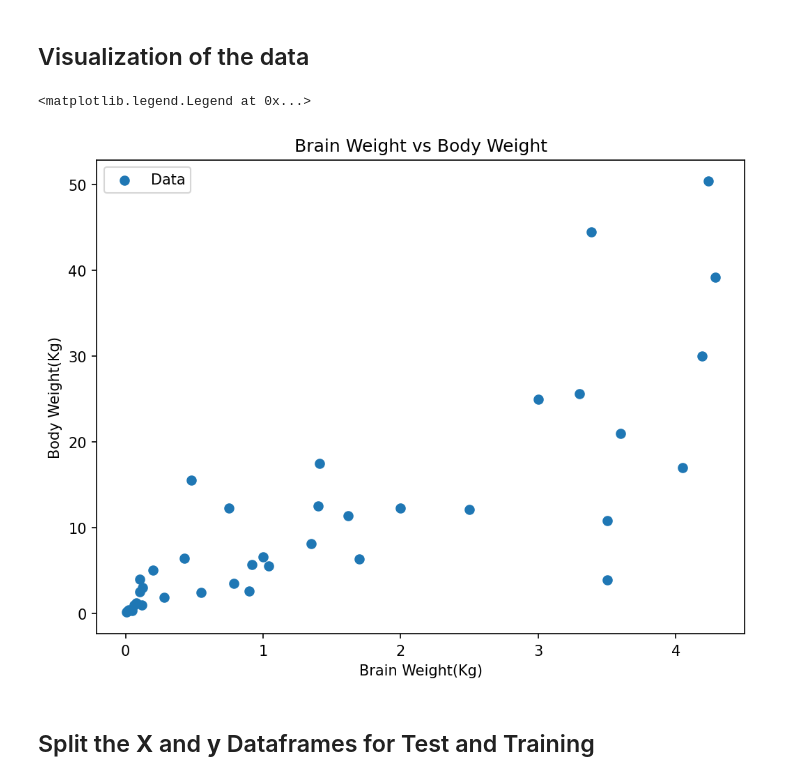
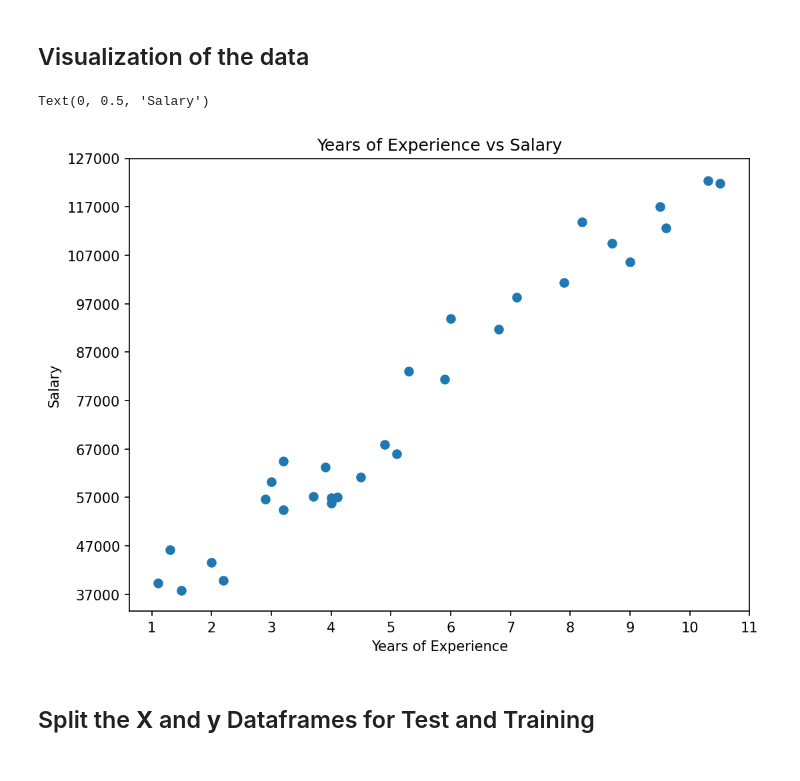
Before and after one commit to debjitpal5040/ML_Algorithms, a Jupyter notebook: Machine Learning/Supervised Learning/Regression/Linear Regression/Simple Linear Regression/Simple_Linear_Regression.ipynb, the cells around one changed output. Drawn from its saved outputs; the diff is of its cells as text; code cells hidden in the pictures.

```diff
--- a/Machine Learning/Supervised Learning/Regression/Linear Regression/Simple Linear Regression/Simple_Linear_Regression.ipynb
+++ b/Machine Learning/Supervised Learning/Regression/Linear Regression/Simple Linear Regression/Simple_Linear_Regression.ipynb
@@ -51,17 +30,18 @@ print(y.head())
 # %% [markdown]
 ## Visualization of the data
-# %%
-plt.figure(figsize=(8, 6),dpi=150)
-brains = df['Brain Weight']
-bodies = df['Body Weight']
-plt.scatter(brains,bodies, label ="Data")
-plt.title("Brain Weight vs Body Weight")
-plt.xlabel("Brain Weight(Kg)")
-plt.ylabel("Body Weight(Kg)")
-plt.legend(loc="upper left")
-# %% [output]
-<matplotlib.legend.Legend at 0x...>
-[figure, removed]
+# %%
+plt.figure(figsize=(8, 6),dpi=150)
+YearsExperience = df['YearsExperience']
+Salary = df['Salary']
+plt.scatter(YearsExperience,Salary)
+plt.xticks(np.arange(1, 12, 1))
+plt.yticks(np.arange(37000,128000,10000))
+plt.title("Years of Experience vs Salary")
+plt.xlabel("Years of Experience")
+plt.ylabel("Salary")
+# %% [output]
+Text(0, 0.5, 'Salary')
+[figure, added]
 # %% [markdown]
 ## Split the <b>X</b> and <b>y</b> Dataframes for Test and Training
 # %%
```
Also changed, not shown: parts of 11 cells of this notebook, 1 other file.
